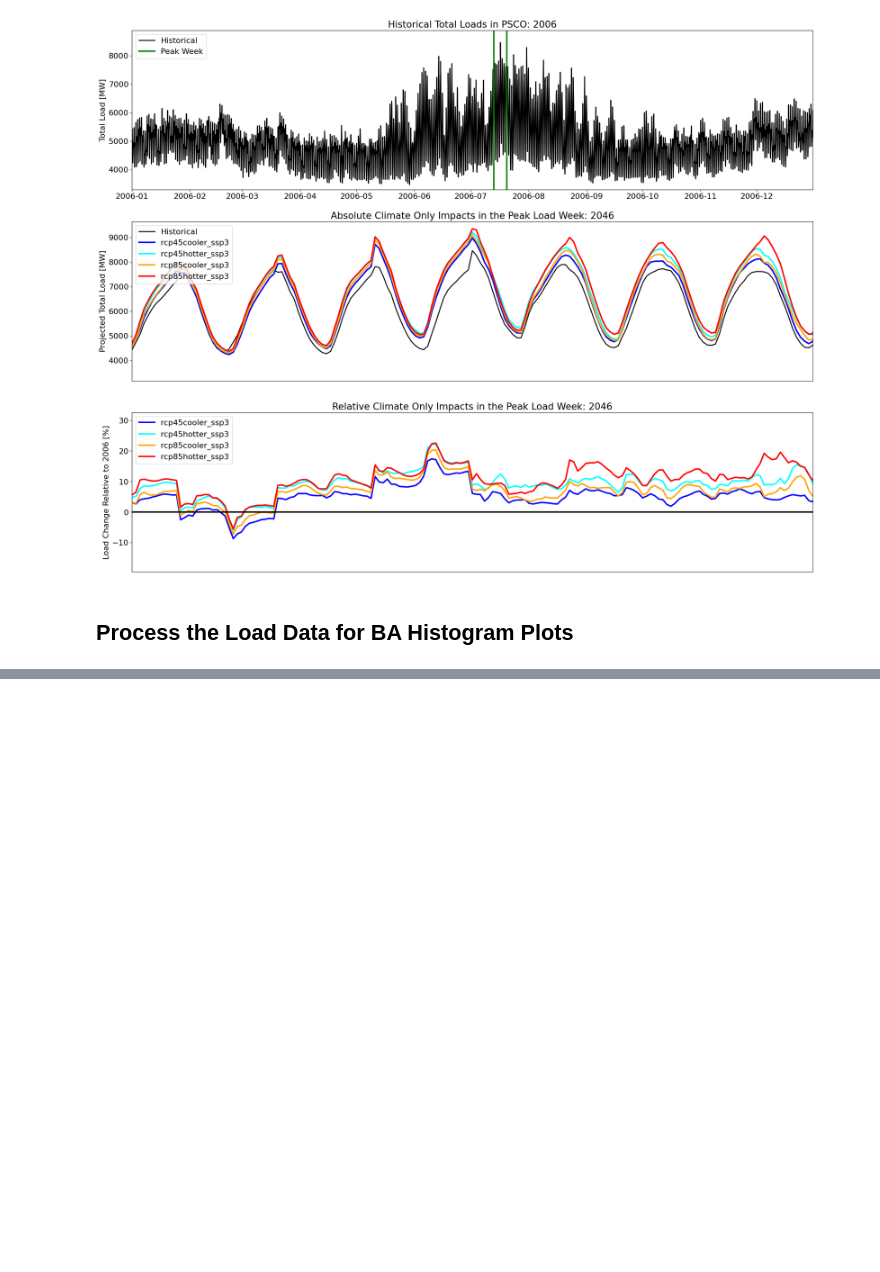
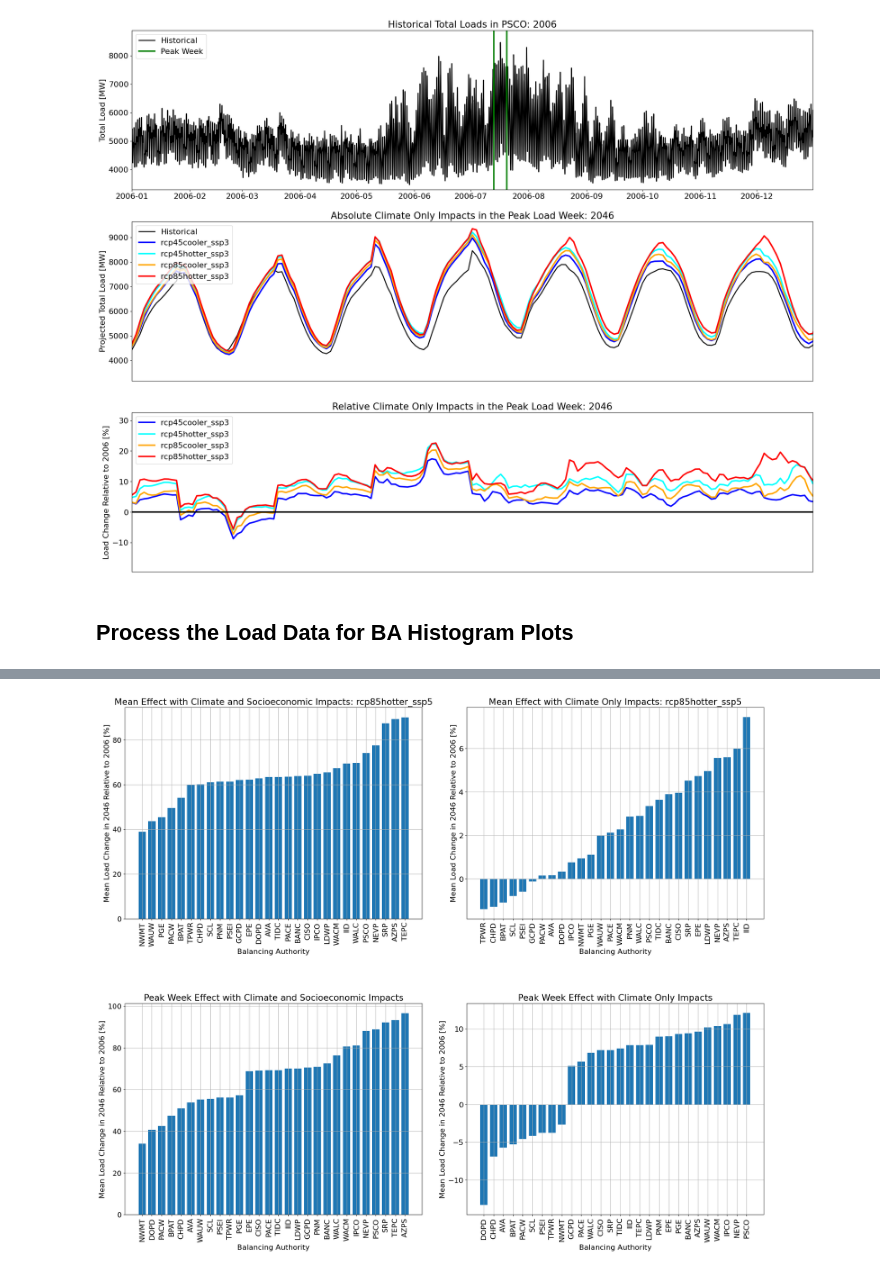
Before and after one commit to cdburley/ntp_heat_wave, a Jupyter notebook: tell_heatwave_2006.ipynb, the cells around one changed output, grey strips where cells are left out. Saved outputs shown, nothing was run; the diff lists cells and outputs as text; code cells hidden in the pictures; blank space fills up the shorter version.

Commit message:
More 2006 plots

```diff
--- a/tell_heatwave_2006.ipynb
+++ b/tell_heatwave_2006.ipynb
@@ -264,0 +322,45 @@ analysis_df
+# %%
+# Create an x-axis the length of the dataframe to be used in plotting:
+x_axis = np.arange(len(ba_df))
+
+# Make the plot:
+plt.figure(figsize=(25, 20))
+plt.subplot(221)
+plt.bar(x_axis, ba_df.sort_values(by=['Mean_With_Pop'], ascending=True)['Mean_With_Pop'], 0.75)
+plt.xticks(x_axis, ba_df.sort_values(by=['Mean_With_Pop'], ascending=True)['BA'], rotation=90)
+plt.grid()
+plt.xlabel('Balancing Authority')
+plt.ylabel('Mean Load Change in 2046 Relative to 2006 [%]')
+plt.title('Mean Effect with Climate and Socioeconomic Impacts: ' + scenario_to_analze)
+
+plt.subplot(222)
+plt.bar(x_axis, ba_df.sort_values(by=['Mean_Without_Pop'], ascending=True)['Mean_Without_Pop'], 0.75)
+plt.xticks(x_axis, ba_df.sort_values(by=['Mean_Without_Pop'], ascending=True)['BA'], rotation=90)
+plt.grid()
+plt.xlabel('Balancing Authority')
+plt.ylabel('Mean Load Change in 2046 Relative to 2006 [%]')
+plt.title('Mean Effect with Climate Only Impacts: ' + scenario_to_analze)
+
+plt.subplot(223)
+plt.bar(x_axis, ba_df.sort_values(by=['Peak_With_Pop'], ascending=True)['Peak_With_Pop'], 0.75)
+plt.xticks(x_axis, ba_df.sort_values(by=['Peak_With_Pop'], ascending=True)['BA'], rotation=90)
+plt.grid()
+plt.xlabel('Balancing Authority')
+plt.ylabel('Mean Load Change in 2046 Relative to 2006 [%]')
+plt.title('Peak Week Effect with Climate and Socioeconomic Impacts')
+
+plt.subplot(224)
+plt.bar(x_axis, ba_df.sort_values(by=['Peak_Without_Pop'], ascending=True)['Peak_Without_Pop'], 0.75)
+plt.xticks(x_axis, ba_df.sort_values(by=['Peak_Without_Pop'], ascending=True)['BA'], rotation=90)
+plt.grid()
+plt.xlabel('Balancing Authority')
+plt.ylabel('Mean Load Change in 2046 Relative to 2006 [%]')
+plt.title('Peak Week Effect with Climate Only Impacts')
+
+plt.subplots_adjust(wspace=0.15, hspace=0.4)
+
+filename = ('BA_Comparison_' + scenario_to_analze + '.png')
+
+plt.savefig(os.path.join(image_output_dir, filename), dpi=300, bbox_inches='tight', facecolor='white')
+# %% [output]
+[figure, added]
```
Also changed, not shown: parts of 4 cells of this notebook, 9 other files.
